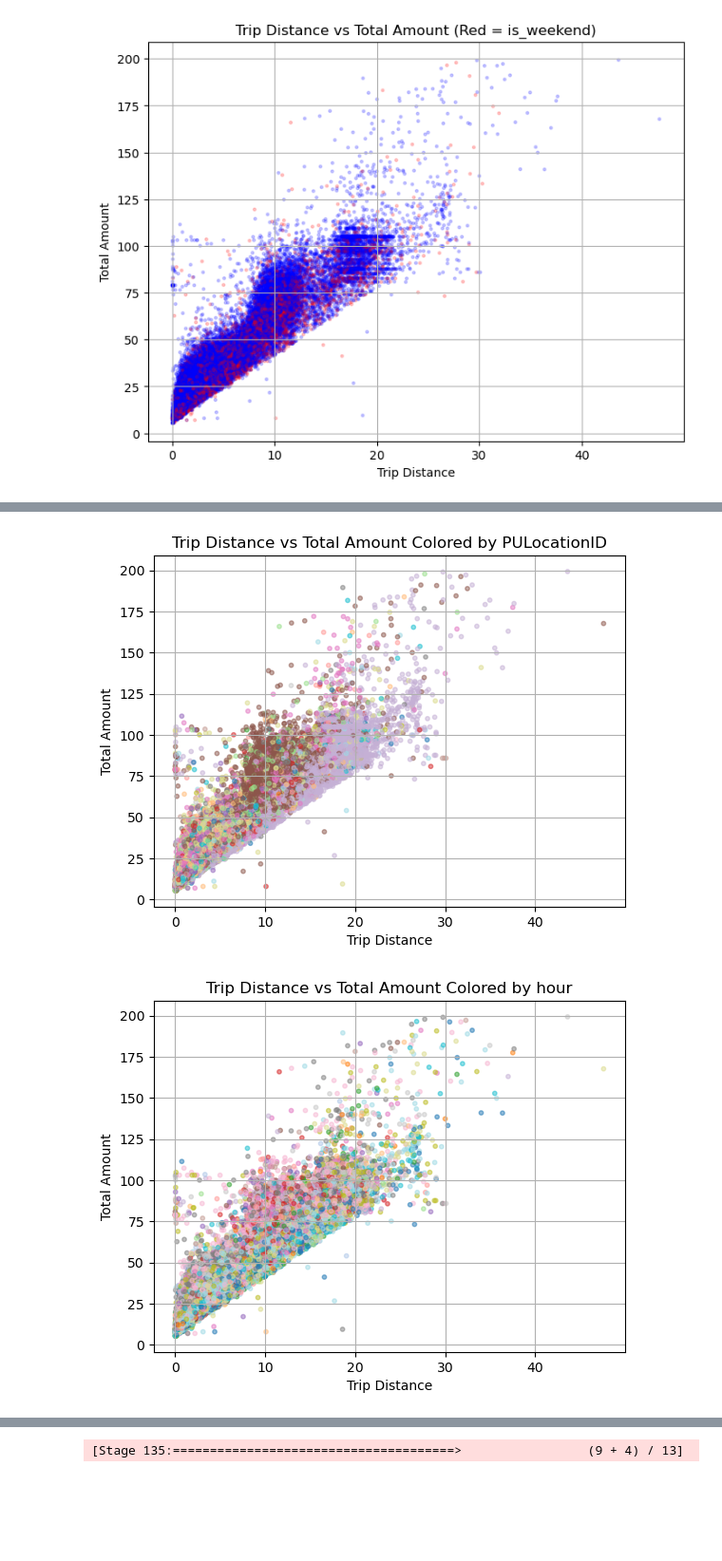
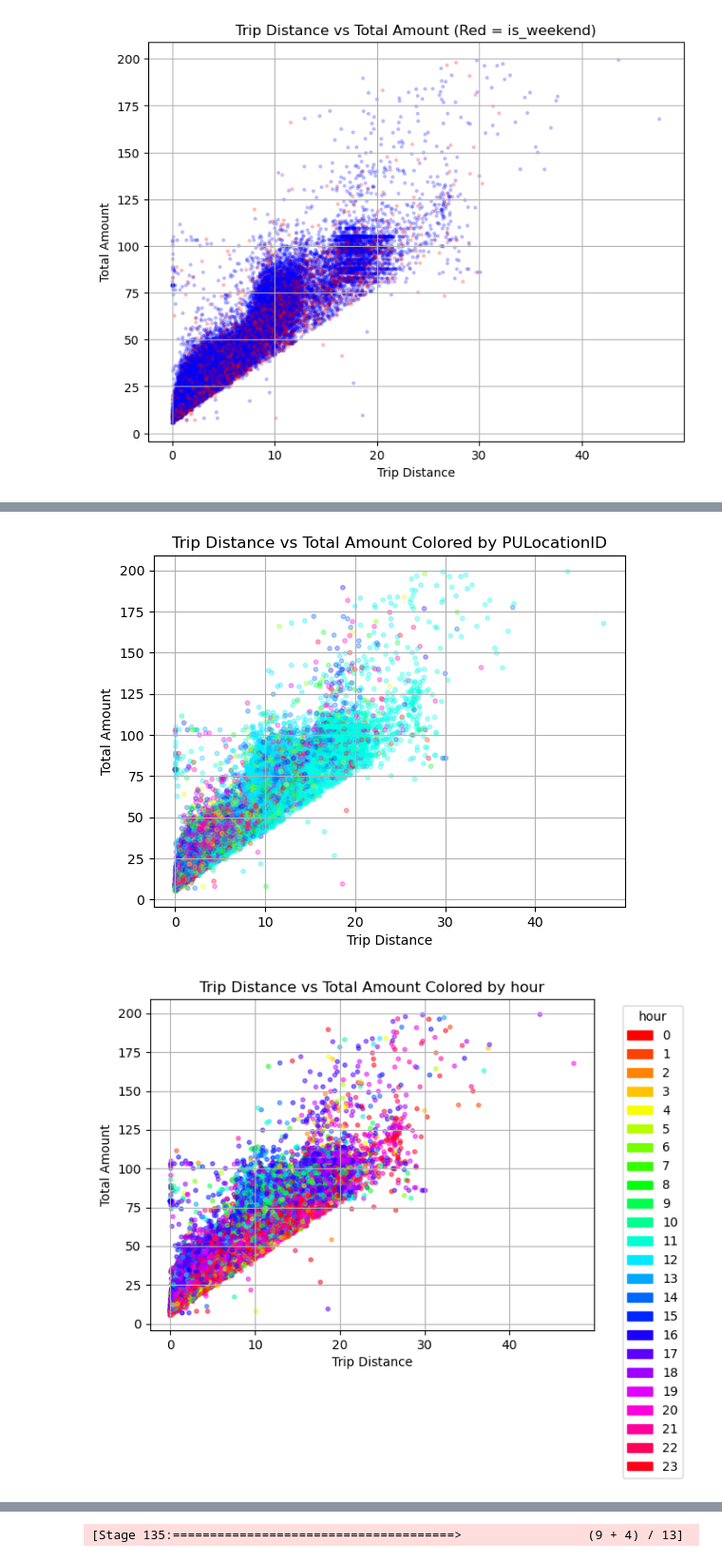
Before and after one commit to rafabernard0/BDA_PROJECT, a Jupyter notebook: VILMA/price_prediction.ipynb, the cells around one changed output, grey strips where cells are left out. Shown at 95% size. Saved outputs shown, nothing was run; the diff lists cells and outputs as text; code cells hidden in the pictures; blank space fills up the shorter version.

```diff
--- a/VILMA/price_prediction.ipynb
+++ b/VILMA/price_prediction.ipynb
@@ -19,4 +19,6 @@ from pyspark.ml.regression import RandomForestRegressor
 from pyspark.ml import Pipeline
 from pyspark.ml.evaluation import RegressionEvaluator
 # %%
-spark = SparkSession.builder.appName("Predict price").getOrCreate()
+spark = SparkSession.builder.appName("Predict price") \
+    .config("spark.driver.memory", "4g") \
+    .getOrCreate()
@@ -70,7 +76,9 @@ df = df.select(["trip_distance",
                "hour",
             #    "passenger_count",
                "is_shared_ride",
-               "Airport_fee"])
+               "Airport_fee",
+               "tolls_amount",
+               "congestion_surcharge"])
 
 df.show(5)
 # %% [output]
@@ -239,6 +301,6 @@ plt.show()
 # %%
 # Scatter plot, color by col
-feature ='PULocationID'#'hour'
+feature ='PULocationID'
 
 pandas_df = df.select(["trip_distance", "total_amount", feature]) \
               .limit(100000).toPandas()
@@ -247,8 +309,8 @@ scatter = plt.scatter(
     pandas_df['trip_distance'],
     pandas_df['total_amount'],
     c=pandas_df[feature],
-    cmap='tab20',       # or 'viridis', 'Set1', etc.
-    alpha=0.5,
+    cmap=plt.cm.get_cmap('hsv', pandas_df.PULocationID.nunique()),
+    alpha=0.3,
     s=10
 )
 
@@ -259,35 +321,40 @@ plt.grid(True)
 
 plt.show()
 # %% [output]
-[figure, old version]
+[figure, new version]
 # %%
+import matplotlib.patches as mpatches
+
 # Scatter plot, color by col
 feature = 'hour'
+
+# Get unique values and corresponding colors
+cmap = plt.cm.get_cmap('hsv', 24)
+color_map = {hour: cmap(hour) for hour in range(24)}
 
 pandas_df = df.select(["trip_distance", "total_amount", feature]) \
               .limit(100000).toPandas()
 
 scatter = plt.scatter(
     pandas_df['trip_distance'],
     pandas_df['total_amount'],
-    c=pandas_df[feature],
-    cmap='tab20',       # or 'viridis', 'Set1', etc.
+    c = pandas_df[feature].map(color_map),
     alpha=0.5,
     s=10
 )
 
 plt.xlabel("Trip Distance")
 plt.ylabel("Total Amount")
 plt.title(f"Trip Distance vs Total Amount Colored by {feature}")
 plt.grid(True)
 
-# # Add legend with unique cluster labels
-# legend_labels = [f"Cluster {i}" for i in sorted(pandas_df['cluster'].unique())]
-# plt.legend(*scatter.legend_elements(), title="Cluster", labels=legend_labels)
+# Add legend
+handles = [mpatches.Patch(color=color, label=label) for label, color in color_map.items()]
+plt.legend(handles=handles, title=feature, bbox_to_anchor=(1.05, 1), loc='upper left')
 
 plt.show()
 # %% [output]
-[figure, old version]
+[figure, new version]
 # %%
 # no need for indexer as all values doubles or integers
 df.printSchema()
```
Also changed, not shown: parts of 25 cells of this notebook.
